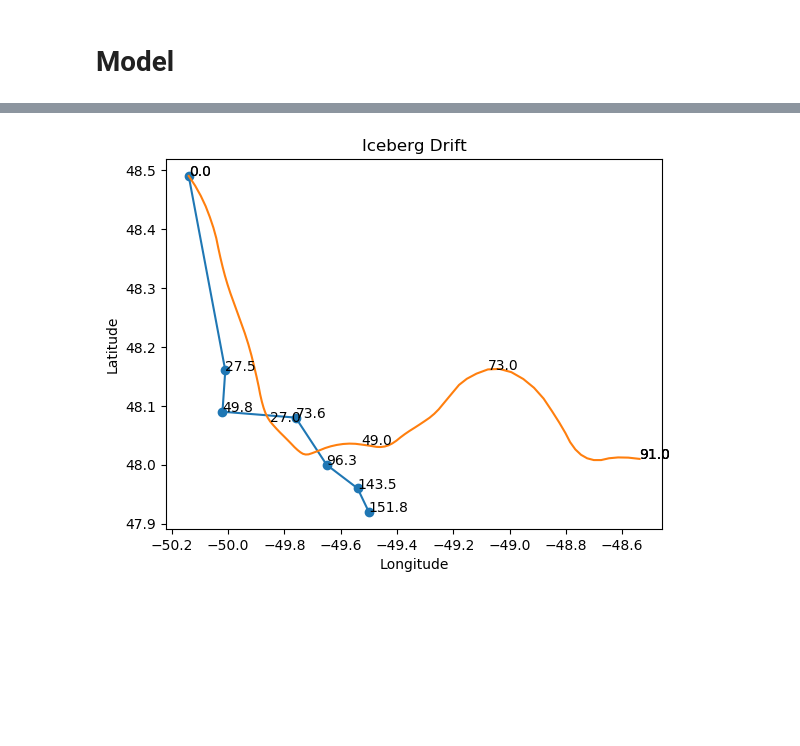
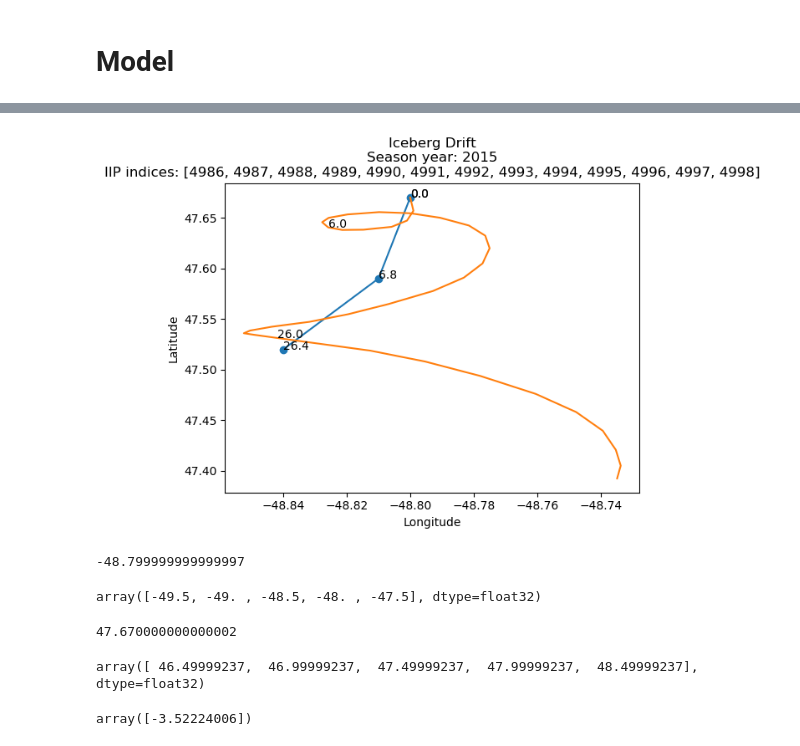
Before and after one commit to evankielley/IceDEF, a Jupyter notebook: notebooks/full_notebook.ipynb, the cells around one changed output, grey strips where cells are left out. Drawn from its saved outputs; the diff is of its cells as text; code cells hidden in the pictures; blank space fills up the shorter version.

Commit message:
added ability to truncate number of indices plotted and some more vars that replaced hardcoded vals

```diff
--- a/notebooks/full_notebook.ipynb
+++ b/notebooks/full_notebook.ipynb
@@ -19,9 +19,9 @@ import cmath
 # %%
 # Choose iceberg year (2002 - 2015 available)
 # Note: Iceberg Season starts in November so many datasets include dates from year-1
-year = 2015
+season_year = 2015
 iip_url_base = 'ftp://sidads.colorado.edu/pub/DATASETS/NOAA/G00807/'
-iip_filename = f'IIP_{year}IcebergSeason.csv'
+iip_filename = f'IIP_{season_year}IcebergSeason.csv'
 iip_url = iip_url_base + iip_filename
 r = urllib.request.urlretrieve(iip_url)
 df = pd.read_csv(r[0], converters={'TIME':str})
@@ -64,7 +64,10 @@ for i in range(eligible_bergs.size):
     if len(chosen_inds) > 5:
         chosen_inds_arr.append(chosen_inds)
 # %%
-berg_df = df.loc[chosen_inds_arr[0]]
+# Choose which iceberg track to look at (index)
+chosen_track_ind = 2
+
+berg_df = df.loc[chosen_inds_arr[chosen_track_ind]]
 berg_date_i = berg_df['DATETIME'].dt.values[0]
 berg_date_f = berg_df['DATETIME'].dt.values[-1]
 date2000 = np.datetime64('2000-01-01')
@@ -260,6 +263,12 @@ def get_berg_dims(size):
         w = (200+200/2)/2
         h = (75+75/2)/2*10
 
+    # This info for GEN is wrong!
+    elif size == 'GEN':
+        l = (120)/2
+        w = (120)/2
+        h = (45+75)/2*10
+
     else:
         print('unknown size class')
         l = None
@@ -275,34 +284,34 @@ x0, y0 = berg_df.LONGITUDE.values[0], berg_df.LATITUDE.values[0]
 run_num = 0
 num_runs = 1
 
+# Buffer number for bounding spatial box
+buf = 0.5
+
+# Manual stop time
+stop_time = 36
+
 for run_num in range(num_runs):
 
-    # Iceberg Initial Size
-    # Large berg:
-        # Height: 46 metres to 75 metres above surface
-        # Length or width: 121 metres to 200 metres
+    # Iceberg Initials
     l0, w0, h0 = get_berg_dims(berg_df['SIZE'].values[0])
     l0 = l0 + l0*0.1*run_num
     w0 = w0 + w0*0.1*run_num
     h0 = h0 + h0*0.1*run_num
     l, w, h = l0, w0, h0
-
     x, y = x0, y0
     t = t_all[0]
     iceberg = np.array([[t0],[x0],[y0],[l0],[w0],[h0]])
 
     print('Run number: {}, h = {}, l = {}, w = {}'.format(run_num, h0, l0, w0))
 
-    while t < t_all[-1]:
+    while t < stop_time:
 
-        print("Time: {}".format(t))
+        print('Timestep: {}'.format(t))
+
         x_new, y_new, l_new, w_new, h_new = iceDEF(t, x, y, l, w, h)
 
-
-        if x_new > berg_max_lon+1 or x_new < berg_min_lon-1 or y_new > berg_max_lat+1 or y_new < berg_min_lat-1:
+        if x_new > berg_max_lon+buf or x_new < berg_min_lon-buf or y_new > berg_max_lat+buf or y_new <= berg_min_lat-buf:
             # Iceberg out-of-bounds
-            #print(x_new)
-            #print(y_new)
             print('out-of-bounds')
             break
 
@@ -318,10 +327,17 @@ for run_num in range(num_runs):
             iceberg_new = np.array([[t],[x],[y],[l],[w],[h]])
             iceberg = np.column_stack((iceberg, iceberg_new))
 
-    lrp = berg_df.hrs_since.size  #last_real_pt
-    plt.plot(berg_df['LONGITUDE'].values[:lrp], berg_df['LATITUDE'].values[:lrp],
+    print("Final time: {}".format(t))
+
+    #lrp = berg_df.hrs_since.size  #last_real_pt
+    #plt.plot(berg_df['LONGITUDE'].values[:lrp], berg_df['LATITUDE'].values[:lrp],
+    #         label='observed', marker='o')
+        nbt = berg_df.loc[abs(berg_df['hrs_since'] - t) == min(abs(berg_df['hrs_since'] -t))].index.values[0] - berg_df.index[0] # nearest berg time index from 0
+
+    nbt = berg_df.loc[abs(berg_df['hrs_since'] - t) == min(abs(berg_df['hrs_since'] -t))].index.values[0] - berg_df.index[0] # nearest berg time index from 0
+    plt.plot(berg_df['LONGITUDE'].values[:nbt+1], berg_df['LATITUDE'].values[:nbt+1],
              label='observed', marker='o')
-    for k in range(lrp):
+    for k in range(nbt+1):
         plt.annotate('{0:.1f}'.format(berg_df['hrs_since'].values[k]),
                      xy=(berg_df['LONGITUDE'].values[k],
                          berg_df['LATITUDE'].values[k]))
@@ -335,7 +351,7 @@ for run_num in range(num_runs):
 
     plt.plot(iceberg[1,:],iceberg[2,:], label='computed')
     plt.xlabel('Longitude'); plt.ylabel('Latitude')
-    plt.title('Iceberg Drift')
+    plt.title('Iceberg Drift\nSeason year: {}\nIIP indices: {}'.format(season_year, chosen_inds_arr[chosen_track_ind]))
     plt.savefig('./drift_track.png')
 
 
@@ -376 +392,21 @@ out-of-bounds
-[figure, old version]
+[figure, new version]
+# %%
+x0
+# %% [output]
+-48.799999999999997
+# %%
+navgem_lons
+# %% [output]
+array([-49.5, -49. , -48.5, -48. , -47.5], dtype=float32)
+# %%
+y0
+# %% [output]
+47.670000000000002
+# %%
+navgem_lats
+# %% [output]
+array([ 46.49999237,  46.99999237,  47.49999237,  47.99999237,  48.49999237], dtype=float32)
+# %%
+wind_u_interp([t, y0, x])
+# %% [output]
+array([-3.52224006])
```
Also changed, not shown: parts of 3 cells of this notebook.
